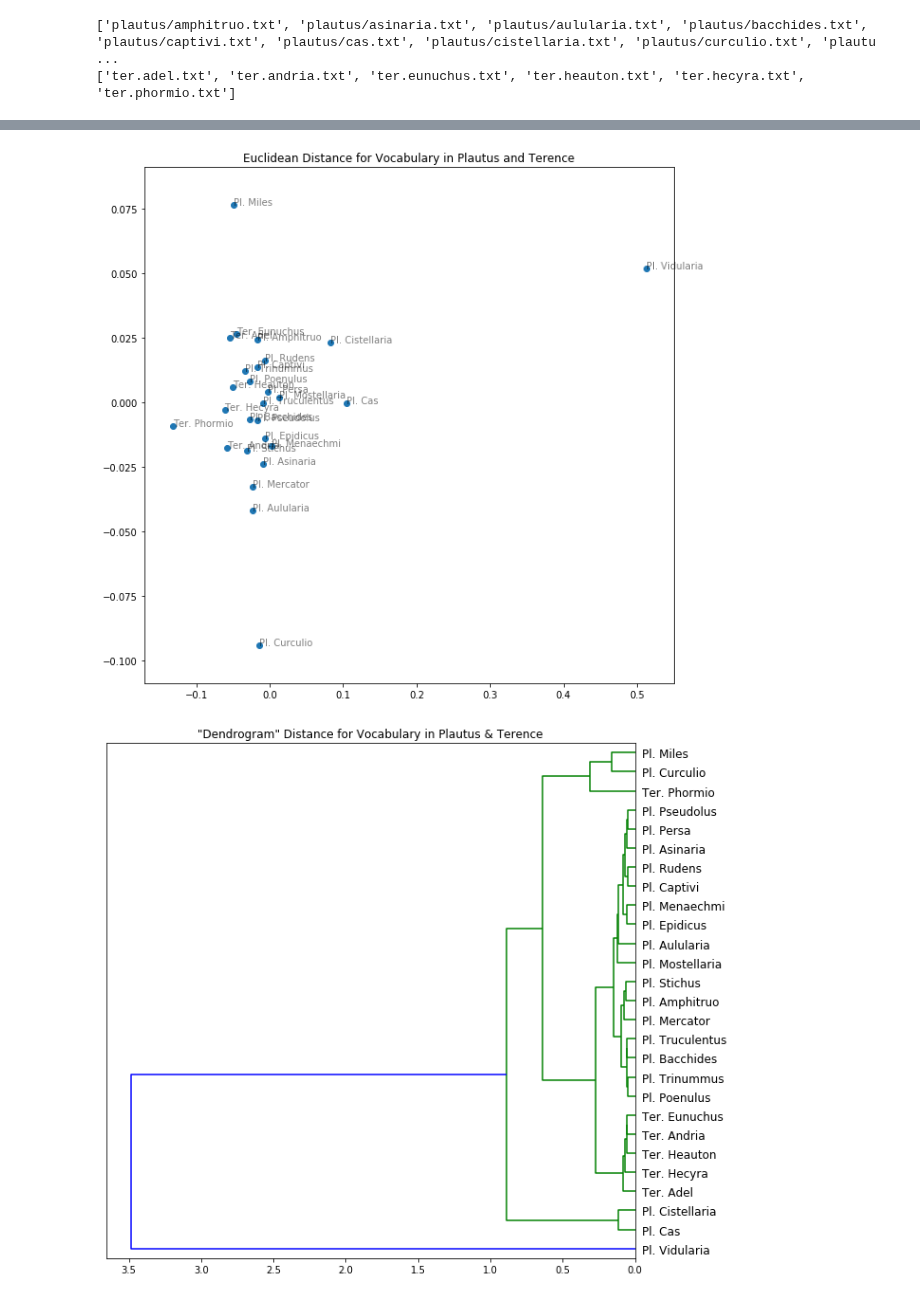
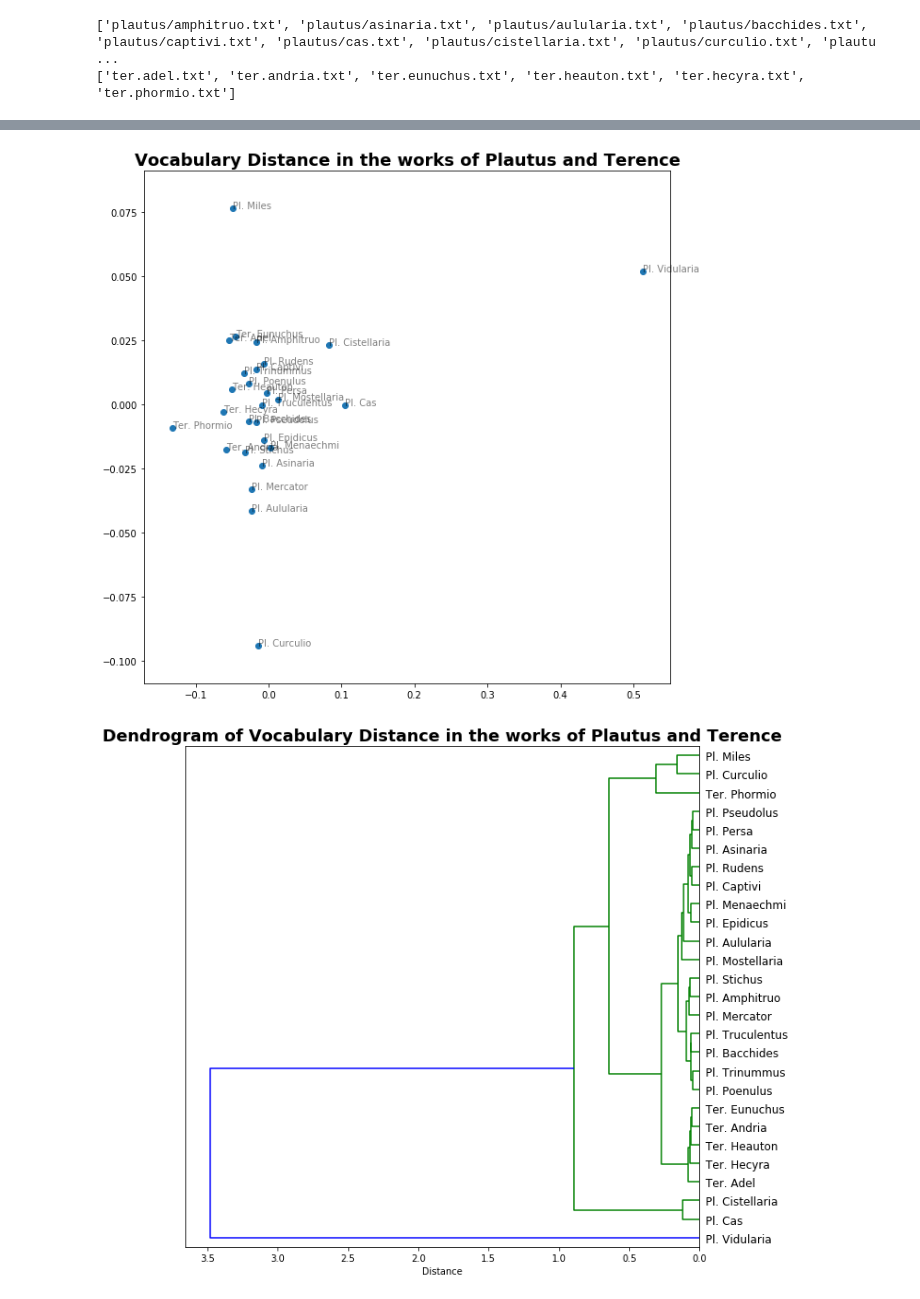
Before and after one commit to diyclassics/ll-experiments, a Jupyter notebook: consistency.ipynb, the cells around one changed output, grey strips where cells are left out. Cells and saved outputs as stored; diff of their text form; code cells hidden in the pictures.

```diff
--- a/consistency.ipynb
+++ b/consistency.ipynb
@@ -122,6 +108,12 @@ lemmatizer = BackoffLatinLemmatizer()
 # %%
+# Get tokens & lemmas
+
+plautus_tokens = [word_tokenizer.tokenize(edit) for edit in plautus_edits]
+terence_tokens = [word_tokenizer.tokenize(edit) for edit in terence_edits]
+
 plautus_lemma_pairs = [lemmatizer.lemmatize(tokens) for tokens in plautus_tokens]
 terence_lemma_pairs = [lemmatizer.lemmatize(tokens) for tokens in terence_tokens]
 
-plautus_lemmas = [[item[1] for item in pairs] for pairs in plautus_lemma_pairs]
-terence_lemmas = [[item[1] for item in pairs] for pairs in terence_lemma_pairs]
+plautus_lemmas = [[item[1].replace('2','') for item in pairs] for pairs in plautus_lemma_pairs]
+terence_lemmas = [[item[1].replace('2','') for item in pairs] for pairs in terence_lemma_pairs]
+# NB: 'cum' is a combined lemma for both the preposition and conjunction
@@ -172,33 +151,41 @@ xs, ys = pos[:,0], pos[:,1]
 # %%
-# Create scatterplot
+# Create scatterplot showing Euclidean distance
+
+pos = mds.fit_transform(dist)
+xs, ys = pos[:,0], pos[:,1]
 
 plt.figure(figsize=(10,10))
-plt.title('Euclidean Distance for Vocabulary in Plautus and Terence')
+plt.title('Vocabulary Distance in the works of Plautus and Terence', fontsize=18, fontweight='bold')
 plt.scatter(xs, ys, cmap='spring')
+
 for x, y, name in zip(xs, ys, titles):
     plt.text(x,y,name,alpha=0.5,fontsize=10)
+
 plt.show()
 # %% [output]
-[figure, old version]
+[figure, new version]
 # %%
-# We can combine our two elegists to visualize them together
+# Create dendrogram to distance
 
 from scipy.cluster.hierarchy import ward, dendrogram
 linkage_matrix = ward(dist)
 
 texts = plautus_lemmatized_texts + terence_lemmatized_texts
 
 dtm = vectorizer.fit_transform(texts)
 dtm = dtm.toarray()
 
 dist = 1 - cosine_similarity(dtm)
 mds = MDS(n_components=2, dissimilarity='precomputed', random_state=1)
+
 pos = mds.fit_transform(dist)
 linkage_matrix = ward(dist)
 
 plt.figure(figsize=(10,10))
-plt.title('"Dendrogram" Distance for Vocabulary in Plautus & Terence')
+plt.title('Dendrogram of Vocabulary Distance in the works of Plautus and Terence', fontsize=18, fontweight='bold')
+plt.xlabel('Distance')
+
 dendrogram(linkage_matrix, orientation="left", labels=titles, leaf_font_size=12);
 plt.show()
 # %% [output]
-[figure, old version]
+[figure, new version]
```
Also changed, not shown: parts of 28 cells of this notebook.
